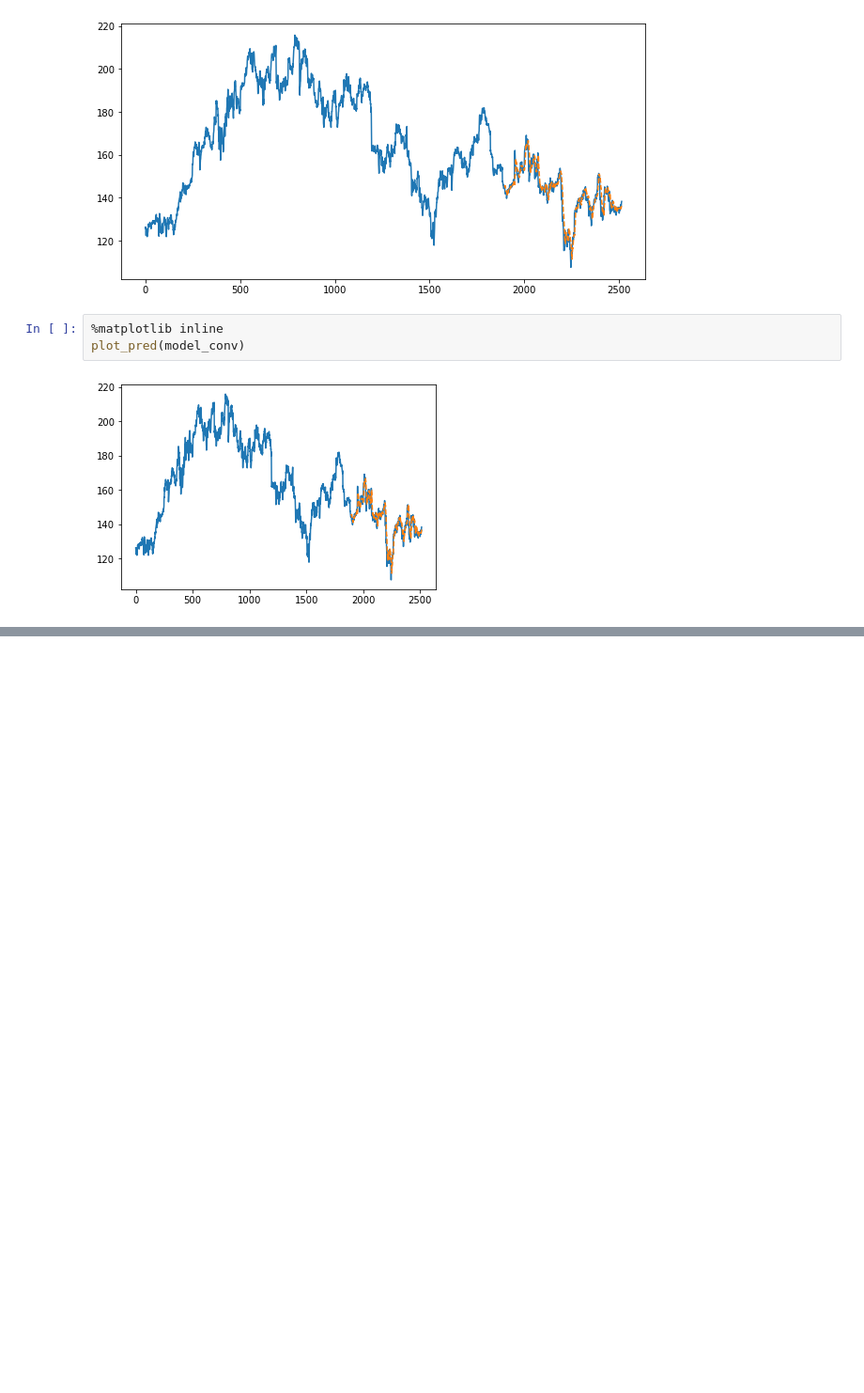
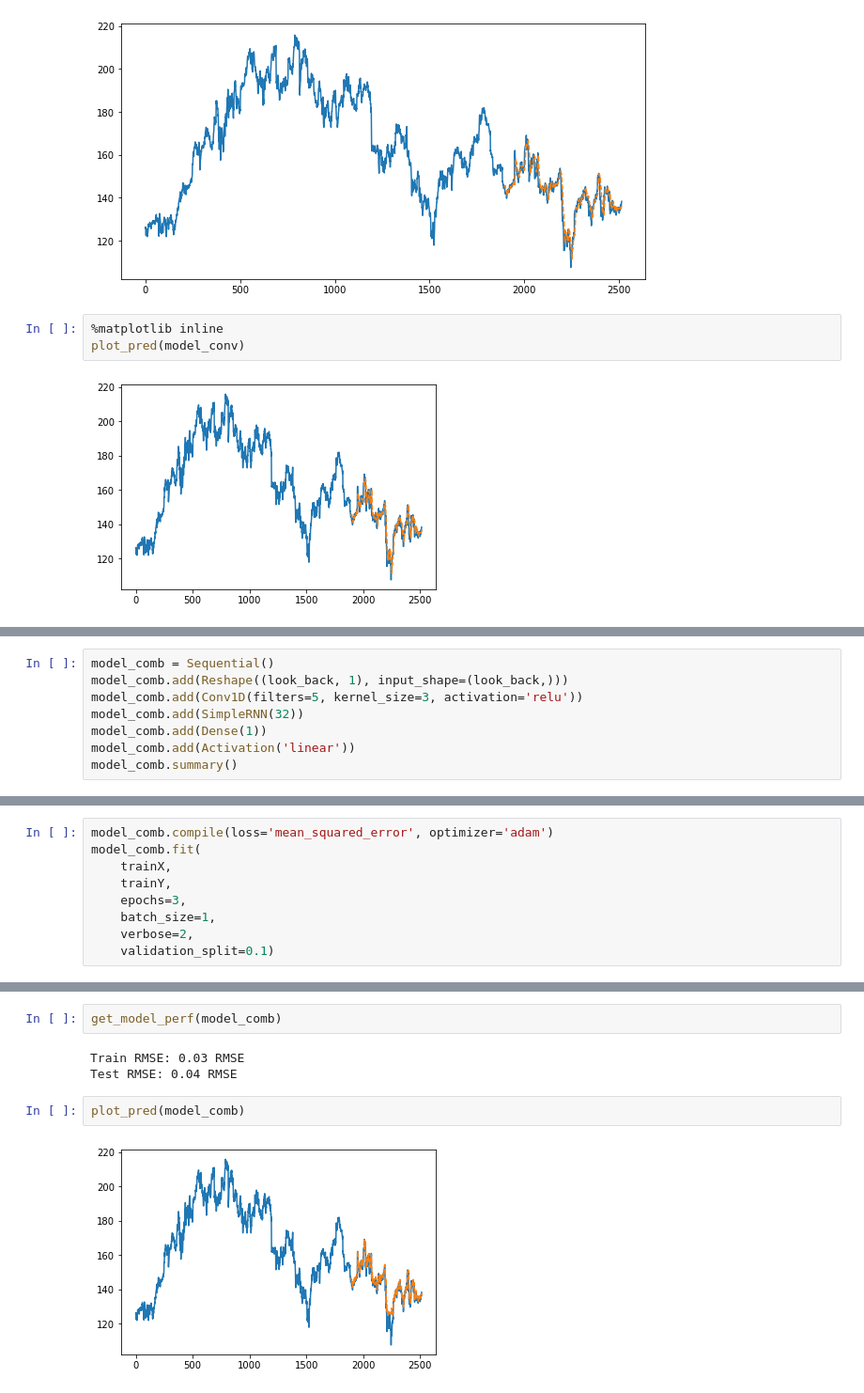
Before and after one commit to CruiseDevice/Deep-Learning-Workshop, a Jupyter notebook: 5. Deep Learning For Sequences/5.01 Deep Learning For Sequences.ipynb, the cells around one changed output, grey strips where cells are left out. Shown: that part at 94% size. Drawn from its saved outputs; the diff is of its cells as text; blank space fills up the shorter version.

Commit message:
Predict IBM stock prices using plain RNN model

```diff
--- a/5. Deep Learning For Sequences/5.01 Deep Learning For Sequences.ipynb
+++ b/5. Deep Learning For Sequences/5.01 Deep Learning For Sequences.ipynb
@@ -346,0 +349,8 @@ plot_pred(model_conv)
+# %%
+model_comb = Sequential()
+model_comb.add(Reshape((look_back, 1), input_shape=(look_back,)))
+model_comb.add(Conv1D(filters=5, kernel_size=3, activation='relu'))
+model_comb.add(SimpleRNN(32))
+model_comb.add(Dense(1))
+model_comb.add(Activation('linear'))
+model_comb.summary()
@@ -346,0 +376,9 @@ plot_pred(model_conv)
+# %%
+model_comb.compile(loss='mean_squared_error', optimizer='adam')
+model_comb.fit(
+    trainX,
+    trainY,
+    epochs=3,
+    batch_size=1,
+    verbose=2,
+    validation_split=0.1)
@@ -346,0 +393,9 @@ plot_pred(model_conv)
+# %%
+get_model_perf(model_comb)
+# %% [output]
+Train RMSE: 0.03 RMSE
+Test RMSE: 0.04 RMSE
+# %%
+plot_pred(model_comb)
+# %% [output]
+[figure, added]
```
Also changed, not shown: parts of 16 cells of this notebook, 1 other file.
